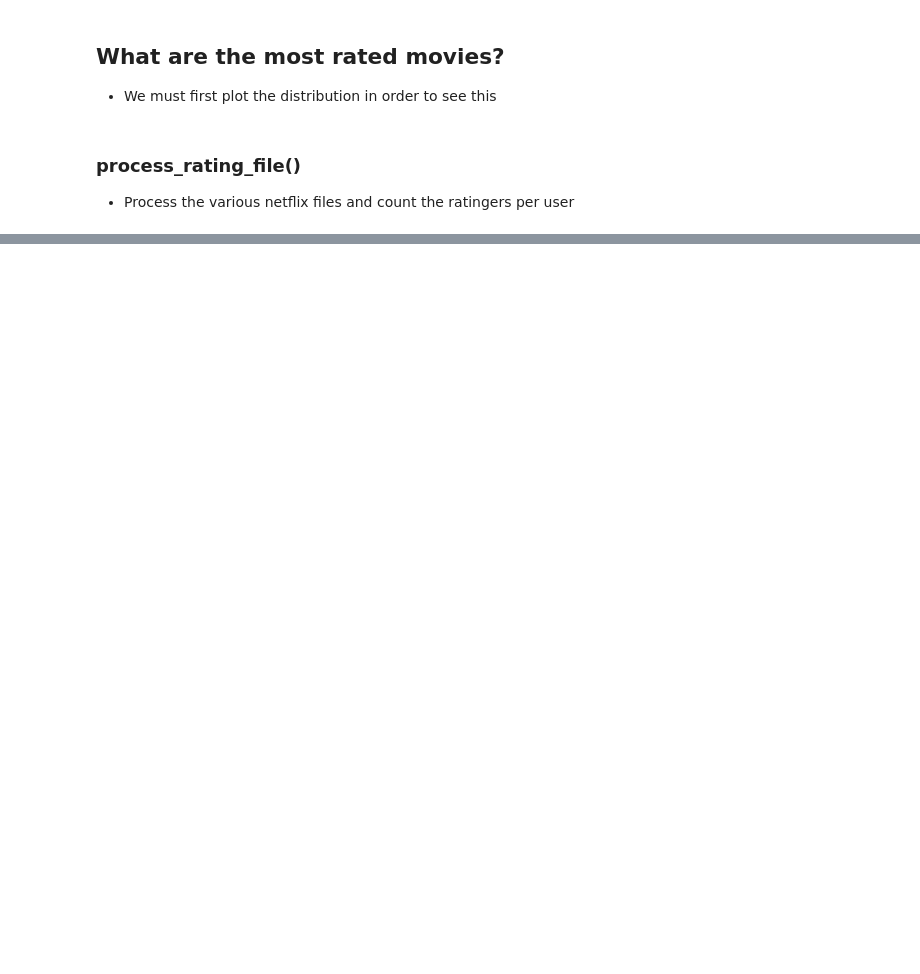
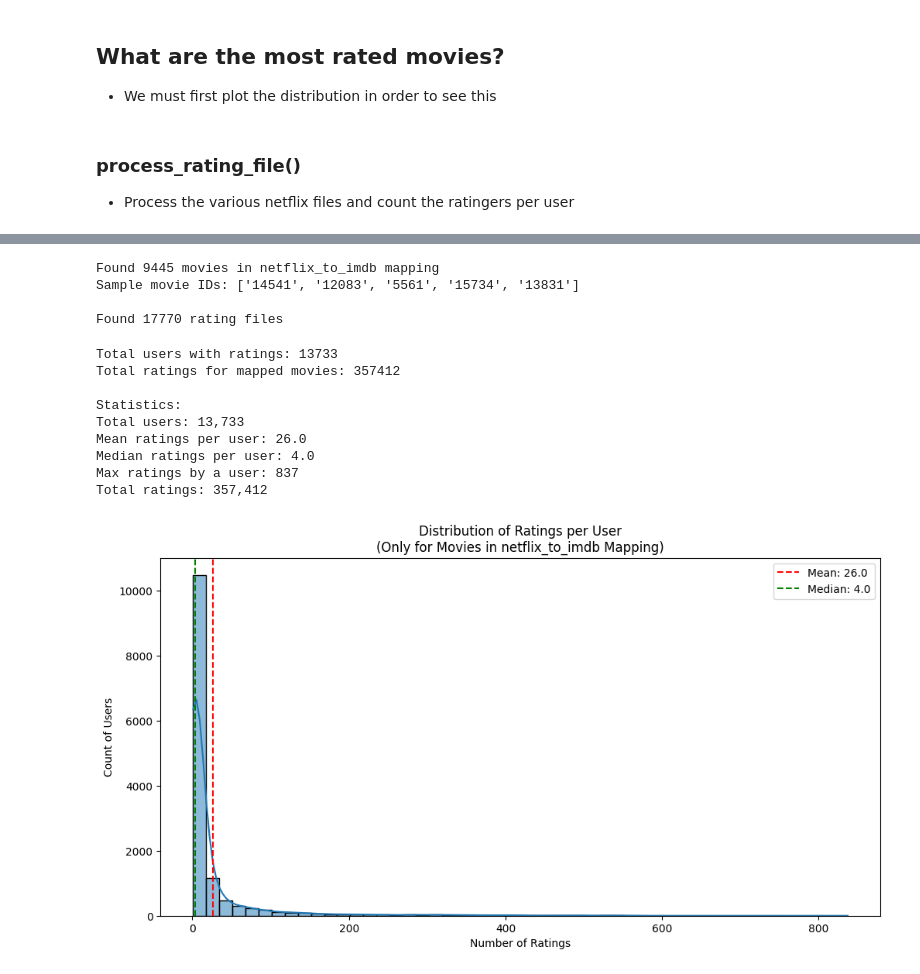
Before and after one commit to mishasinitcyn/Netflix-Recommendation-Engine, a Jupyter notebook: EDA/netflix_analysis.ipynb, the cells around one changed output, grey strips where cells are left out. Saved outputs shown, nothing was run; the diff lists cells and outputs as text; code cells hidden in the pictures; blank space fills up the shorter version.

Commit message:
Top 10k users and distribution of 9k movies

```diff
--- a/EDA/netflix_analysis.ipynb
+++ b/EDA/netflix_analysis.ipynb
@@ -152,0 +56,35 @@ Percentile Analysis:
+# %%
+def analyze_ratings_distribution(netflix_folder, mapping_path):
+    """Analyze rating counts distribution for mapped movies"""
+    # Load valid movie IDs (these are the keys in the mapping)
+    with open(mapping_path, 'r') as f:
+        netflix_to_imdb = json.load(f)
+    valid_movie_ids = set(netflix_to_imdb.keys())  # These are Netflix movie IDs
+    print(f"Found {len(valid_movie_ids)} movies in netflix_to_imdb mapping")
+    print(f"Sample movie IDs: {list(valid_movie_ids)[:5]}")  # Debug print
+
+    # Process all files
+    user_ratings = defaultdict(int)
+
+    # Get list of files - using full path for training_set directory
+    training_set_path = os.path.join(netflix_folder, 'training_set')
+    files = glob.glob(os.path.join(training_set_path, 'mv_*.txt'))
+    print(f"\nFound {len(files)} rating files")
+
+    # Process each file
+    total_ratings = 0
+    for filepath in tqdm(files, desc="Processing rating files"):
+        # Process the file directly using the full filepath
+        ratings_count = process_rating_file(filepath, valid_movie_ids)
+
+        if ratings_count > 0:
+            # Extract user ID from filename
+            filename = os.path.basename(filepath)
+            user_id = filename.replace('mv_', '').replace('.txt', '')
+            user_ratings[user_id] = ratings_count
+            total_ratings += ratings_count
+
+    print(f"\nTotal users with ratings: {len(user_ratings)}")
+    print(f"Total ratings for mapped movies: {total_ratings}")
+
+    return user_ratings
@@ -152,0 +130,23 @@ Percentile Analysis:
+# %%
+user_ratings = analyze_ratings_distribution(NETFLIX_FOLDER_PATH, MAPPING_PATH)
+
+# Plot distribution
+if user_ratings:
+    plot_ratings_distribution(user_ratings)
+else:
+    print("No ratings found! Please check the paths and file format.")
+# %% [output]
+Found 9445 movies in netflix_to_imdb mapping
+Sample movie IDs: ['14541', '12083', '5561', '15734', '13831']
+
+Found 17770 rating files
+Total users with ratings: 13733
+Total ratings for mapped movies: 357412
+
+Statistics:
+Total users: 13,733
+Mean ratings per user: 26.0
+Median ratings per user: 4.0
+Max ratings by a user: 837
+Total ratings: 357,412
+[figure, added]
```
Also changed, not shown: parts of 11 cells of this notebook.
